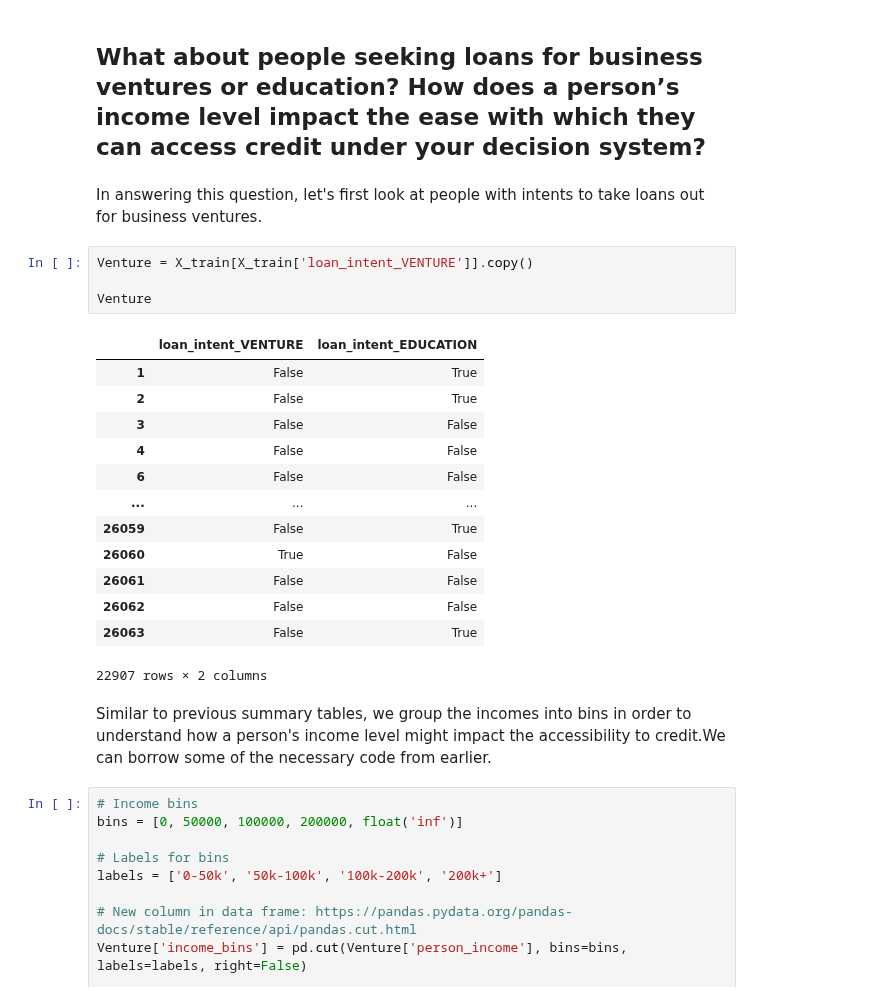
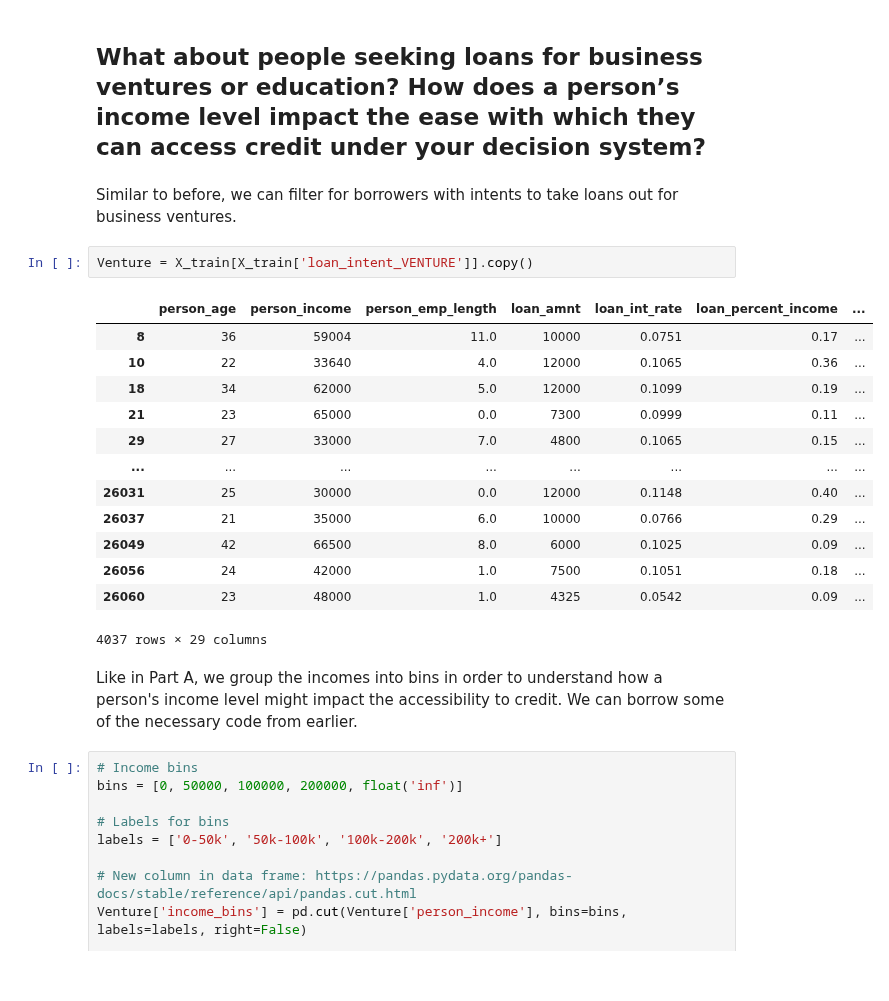
Before and after one commit to lucasf46/lucasf46.github.io, a Jupyter notebook: posts/BlogPost2/BlogPost2-2.ipynb, the cells around one changed output. Saved outputs shown, nothing was run; the diff lists cells and outputs as text.

```diff
--- a/posts/BlogPost2/BlogPost2-2.ipynb
+++ b/posts/BlogPost2/BlogPost2-2.ipynb
@@ -354,27 +381,25 @@ Index(['person_age', 'person_income', 'person_emp_length', 'loan_amnt',
 # %% [markdown]
 ## What about people seeking loans for business ventures or education? How does a person’s income level impact the ease with which they can access credit under your decision system?
 # %% [markdown]
-In answering this question, let's first look at people with intents to take loans out for business ventures.
+Similar to before, we can filter for borrowers with intents to take loans out for business ventures.
 # %%
 Venture = X_train[X_train['loan_intent_VENTURE']].copy()
-
-Venture
 # %% [output]
-|  | loan_intent_VENTURE | loan_intent_EDUCATION |
-| 1 | False | True |
-| 2 | False | True |
-| 3 | False | False |
-| 4 | False | False |
-| 6 | False | False |
-| ... | ... | ... |
-| 26059 | False | True |
-| 26060 | True | False |
-| 26061 | False | False |
-| 26062 | False | False |
-| 26063 | False | True |
+|  | person_age | person_income | person_emp_length | loan_amnt | loan_int_rate | loan_percent_income | ... |
+| 8 | 36 | 59004 | 11.0 | 10000 | 0.0751 | 0.17 | ... |
+| 10 | 22 | 33640 | 4.0 | 12000 | 0.1065 | 0.36 | ... |
+| 18 | 34 | 62000 | 5.0 | 12000 | 0.1099 | 0.19 | ... |
+| 21 | 23 | 65000 | 0.0 | 7300 | 0.0999 | 0.11 | ... |
+| 29 | 27 | 33000 | 7.0 | 4800 | 0.1065 | 0.15 | ... |
+| ... | ... | ... | ... | ... | ... | ... | ... |
+| 26031 | 25 | 30000 | 0.0 | 12000 | 0.1148 | 0.40 | ... |
+| 26037 | 21 | 35000 | 6.0 | 10000 | 0.0766 | 0.29 | ... |
+| 26049 | 42 | 66500 | 8.0 | 6000 | 0.1025 | 0.09 | ... |
+| 26056 | 24 | 42000 | 1.0 | 7500 | 0.1051 | 0.18 | ... |
+| 26060 | 23 | 48000 | 1.0 | 4325 | 0.0542 | 0.09 | ... |
-22907 rows × 2 columns
+4037 rows × 29 columns
 # %% [markdown]
-Similar to previous summary tables, we group the incomes into bins in order to understand how a person's income level might impact the accessibility to credit.We can borrow some of the necessary code from earlier.
+Like in Part A, we group the incomes into bins in order to understand how a person's income level might impact the accessibility to credit. We can borrow some of the necessary code from earlier.
 # %%
 # Income bins
 bins = [0, 50000, 100000, 200000, float('inf')]
```
Also changed, not shown: parts of 32 cells of this notebook, 5 other files.
